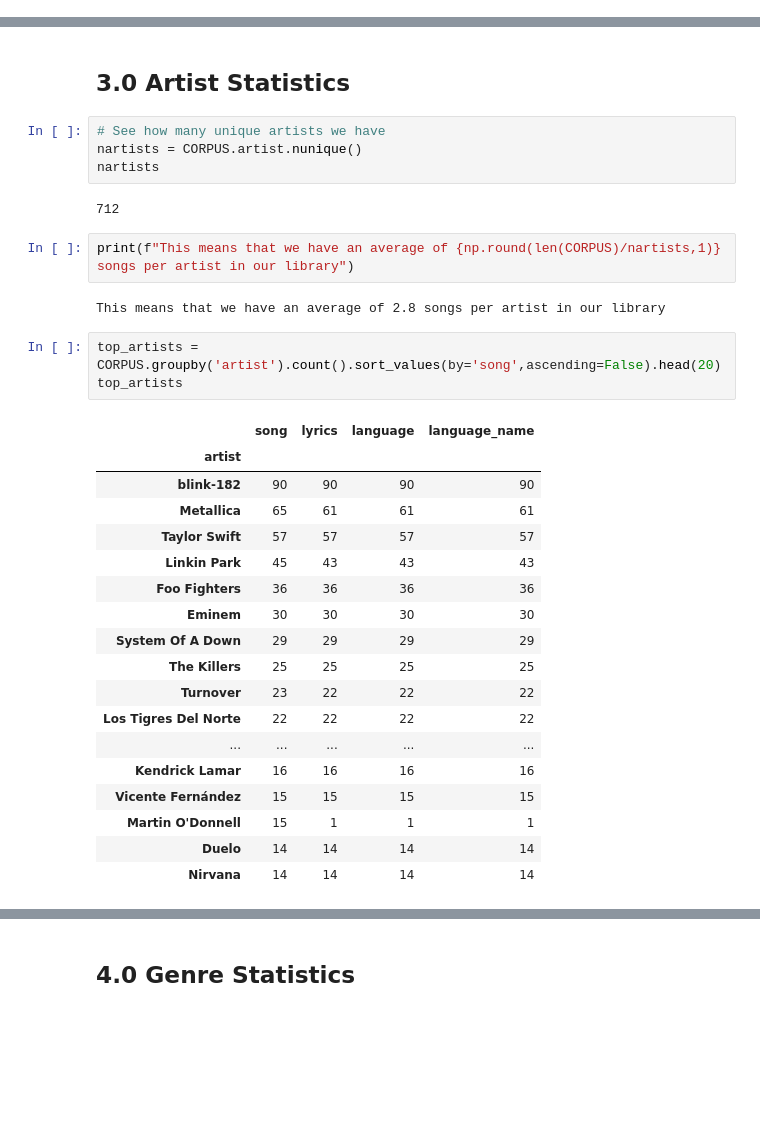
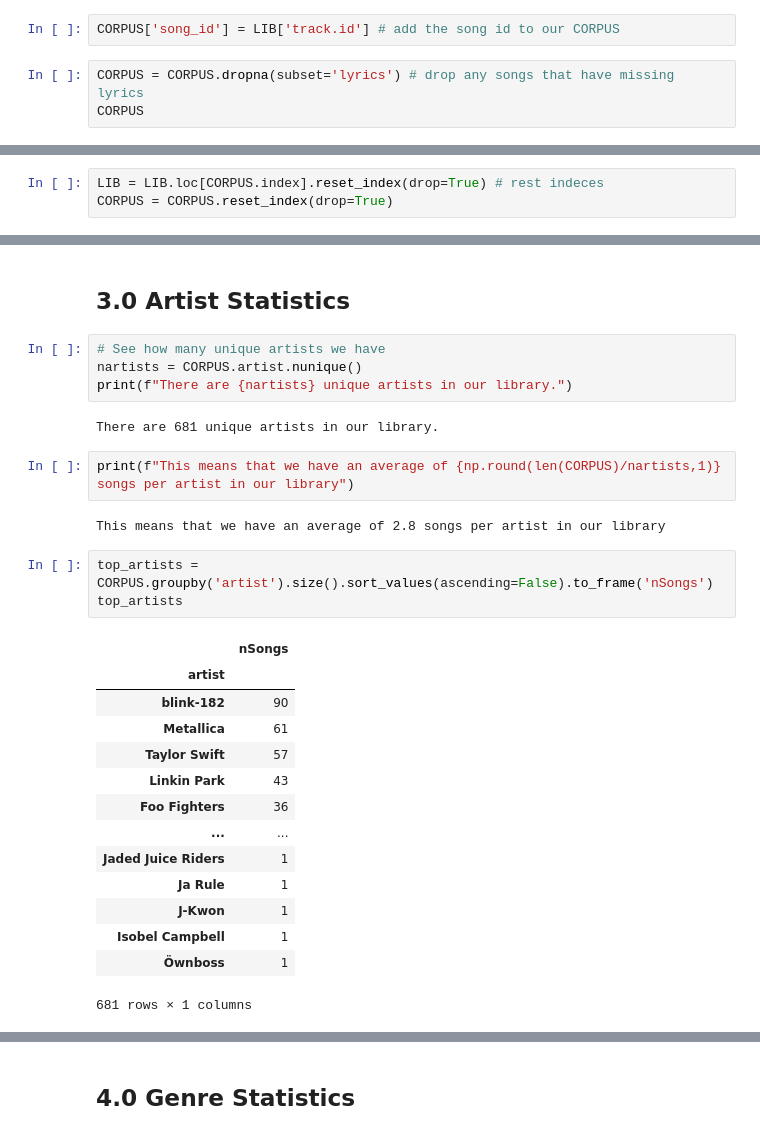
Before and after one commit to raymundo-mora/Projects, a Jupyter notebook: Spotify Topic Models/2. First EDA.ipynb, the cells around one changed output, grey strips where cells are left out. Drawn from its saved outputs; the diff is of its cells as text; blank space fills up the shorter version.

```diff
--- a/Spotify Topic Models/2. First EDA.ipynb
+++ b/Spotify Topic Models/2. First EDA.ipynb
@@ -54,0 +60,5 @@ CORPUS
+# %%
+CORPUS['song_id'] = LIB['track.id'] # add the song id to our CORPUS
+# %%
+CORPUS = CORPUS.dropna(subset='lyrics') # drop any songs that have missing lyrics
+CORPUS
@@ -54,0 +79,3 @@ CORPUS
+# %%
+LIB = LIB.loc[CORPUS.index].reset_index(drop=True) # rest indeces
+CORPUS = CORPUS.reset_index(drop=True)
@@ -90,32 +171,28 @@ display(fig)
 # %%
 # See how many unique artists we have
 nartists = CORPUS.artist.nunique()
-nartists
+print(f"There are {nartists} unique artists in our library.")
 # %% [output]
-712
+There are 681 unique artists in our library.
 # %%
 print(f"This means that we have an average of {np.round(len(CORPUS)/nartists,1)} songs per artist in our library")
 # %% [output]
 This means that we have an average of 2.8 songs per artist in our library
 # %%
-top_artists = CORPUS.groupby('artist').count().sort_values(by='song',ascending=False).head(20)
+top_artists = CORPUS.groupby('artist').size().sort_values(ascending=False).to_frame('nSongs')
 top_artists
 # %% [output]
-|  | song | lyrics | language | language_name |
-| artist |  |  |  |  |
-| blink-182 | 90 | 90 | 90 | 90 |
-| Metallica | 65 | 61 | 61 | 61 |
-| Taylor Swift | 57 | 57 | 57 | 57 |
-| Linkin Park | 45 | 43 | 43 | 43 |
-| Foo Fighters | 36 | 36 | 36 | 36 |
-| Eminem | 30 | 30 | 30 | 30 |
-| System Of A Down | 29 | 29 | 29 | 29 |
-| The Killers | 25 | 25 | 25 | 25 |
-| Turnover | 23 | 22 | 22 | 22 |
-| Los Tigres Del Norte | 22 | 22 | 22 | 22 |
-| ... | ... | ... | ... | ... |
-| Kendrick Lamar | 16 | 16 | 16 | 16 |
-| Vicente Fernández | 15 | 15 | 15 | 15 |
-| Martin O'Donnell | 15 | 1 | 1 | 1 |
-| Duelo | 14 | 14 | 14 | 14 |
-| Nirvana | 14 | 14 | 14 | 14 |
+|  | nSongs |
+| artist |  |
+| blink-182 | 90 |
+| Metallica | 61 |
+| Taylor Swift | 57 |
+| Linkin Park | 43 |
+| Foo Fighters | 36 |
+| ... | ... |
+| Jaded Juice Riders | 1 |
+| Ja Rule | 1 |
+| J-Kwon | 1 |
+| Isobel Campbell | 1 |
+| Öwnboss | 1 |
+681 rows × 1 columns
```
Also changed, not shown: parts of 23 cells of this notebook, 7 other files.
